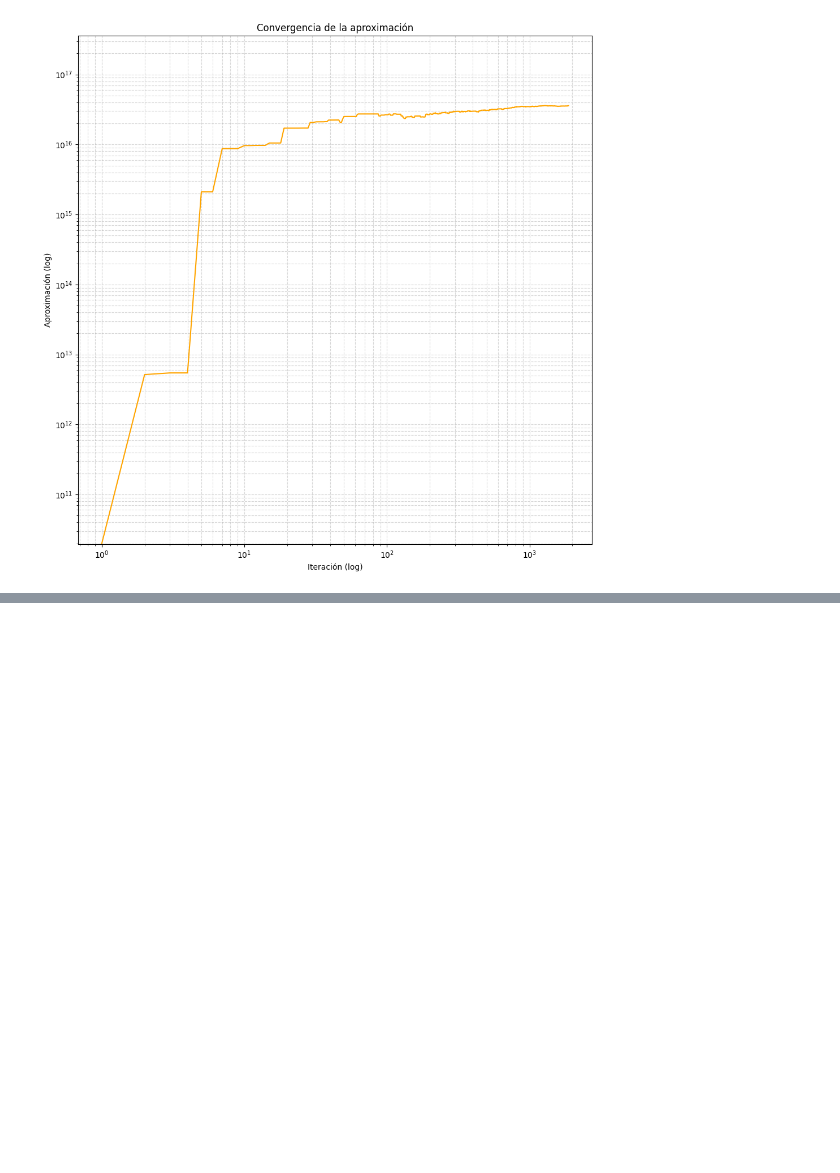
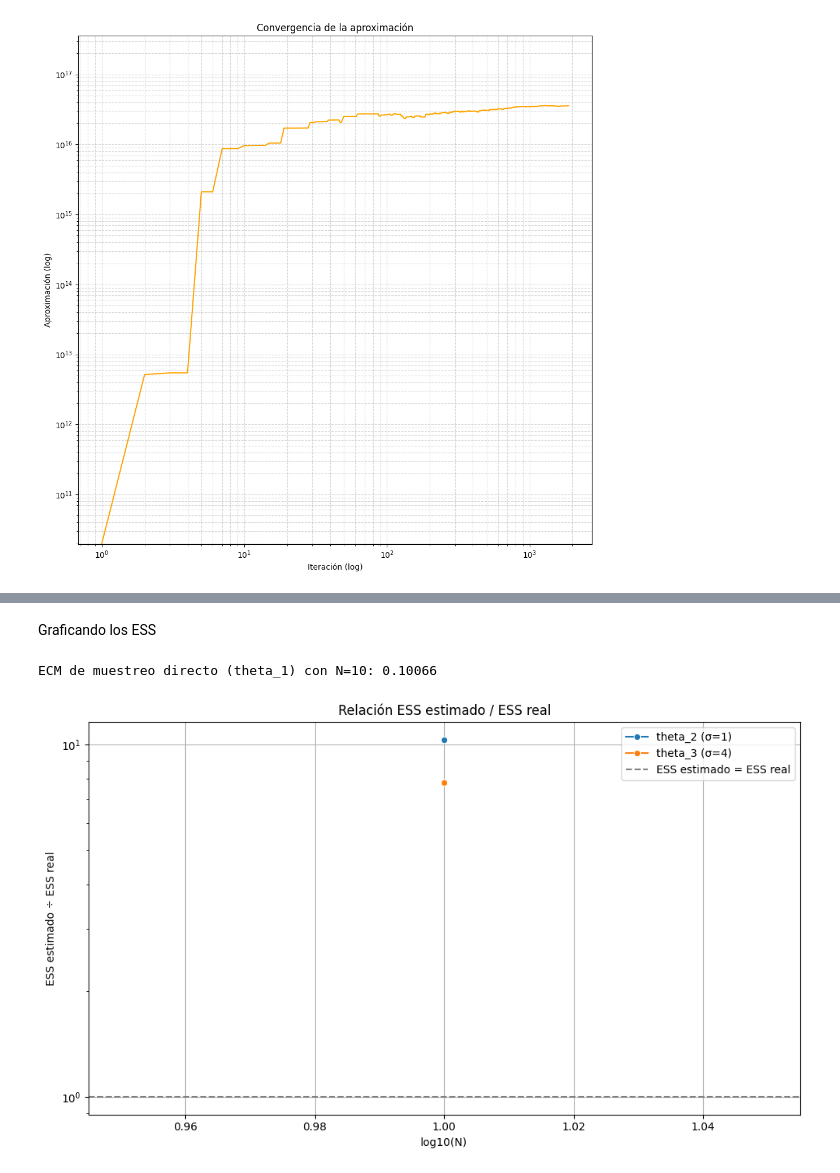
Before and after one commit to Alvaro-SVR/mcm-barbu-zhu, a Jupyter notebook: capitulo2.ipynb, the cells around one changed output, grey strips where cells are left out. Saved outputs shown, nothing was run; the diff lists cells and outputs as text; code cells hidden in the pictures; blank space fills up the shorter version.

```diff
--- a/capitulo2.ipynb
+++ b/capitulo2.ipynb
@@ -236,0 +379,2 @@ graficar_resultados(camino_nn, aprox_nn)
+# %% [markdown]
+Graficando los ESS
@@ -236,0 +389,29 @@ graficar_resultados(camino_nn, aprox_nn)
+# %%
+# Funciones
+
+def sample_pi(N):
+    x = np.random.normal(loc=2, scale=1, size=N)
+    y = np.random.normal(loc=2, scale=1, size=N)
+    return x, y
+
+def sample_g(N, sigma):
+    x = np.random.normal(loc=0, scale=sigma, size=N)
+    y = np.random.normal(loc=0, scale=sigma, size=N)
+    return x, y
+# %%
+# Estimadores
+
+def estimador_theta_pi(N):
+    x, y = sample_pi(N)
+    return np.mean(np.sqrt(x**2 + y**2))
+
+def estimador_theta_g(N, sigma):
+    x, y = sample_g(N, sigma)
+    w = pi(x, y) / g(x, y, sigma)
+    estimate = np.mean(np.sqrt(x**2 + y**2) * w)
+    return estimate, w
+# %%
+# Error cuadratico medio
+
+def ecm(estimador):
+    return np.var(estimador, ddof=1)
@@ -236,0 +460,19 @@ graficar_resultados(camino_nn, aprox_nn)
+# %%
+def graficar_resultados_ess(df):
+    plt.figure(figsize=(10, 6))
+    sns.lineplot(data=df, x='log10(N)', y='ESS estimado / ESS real', hue='Estimador', marker='o')
+    plt.axhline(1, color='gray', linestyle='--', label='ESS estimado = ESS real')
+    plt.title("Relación ESS estimado / ESS real")
+    plt.xlabel("log10(N)")
+    plt.ylabel("ESS estimado ÷ ESS real")
+    plt.yscale('log')
+    plt.grid(True)
+    plt.legend()
+    plt.tight_layout()
+    plt.show()
+# %%
+df_ess = evaluar_ess(K=1, R=100)
+graficar_resultados_ess(df_ess)
+# %% [output]
+ECM de muestreo directo (theta_1) con N=10: 0.10066
+[figure, added]
```
Also changed, not shown: parts of 16 cells of this notebook.
